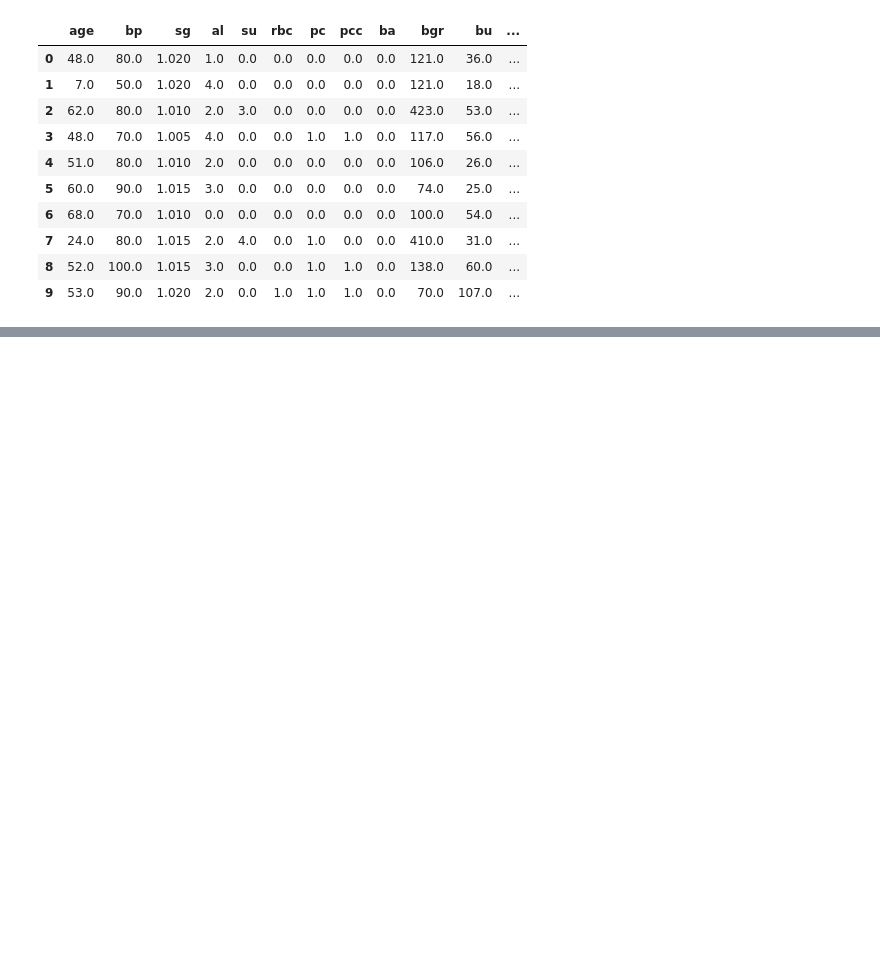
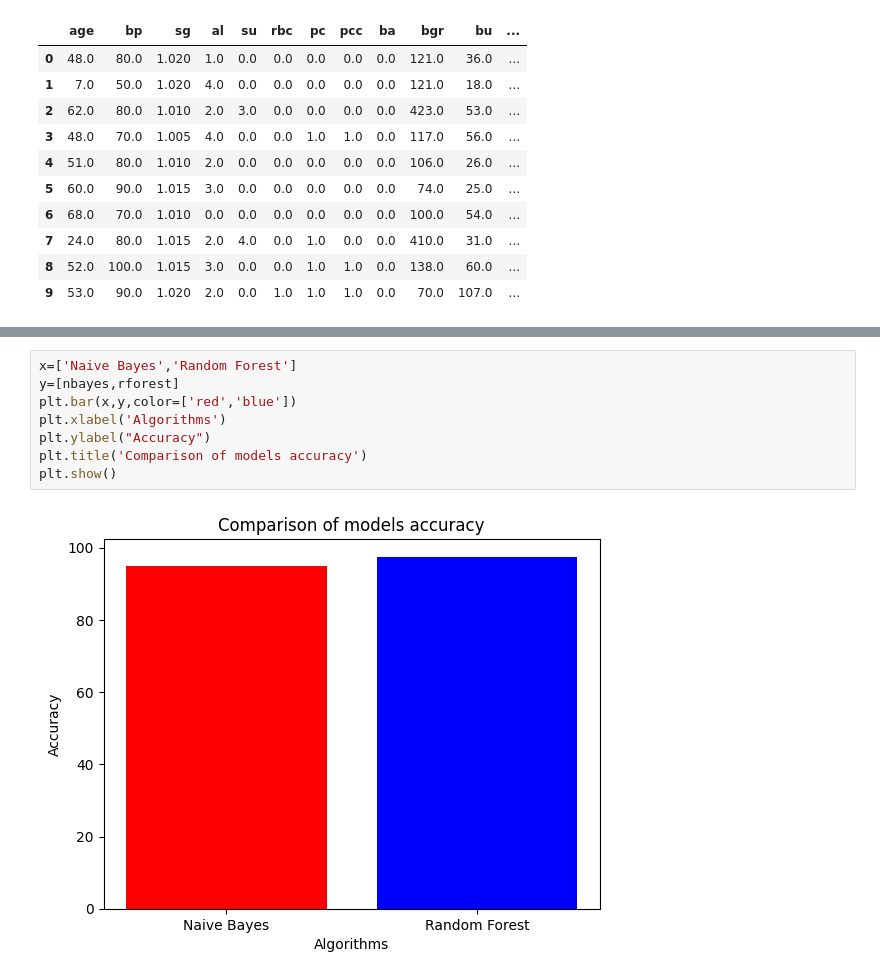
Before and after one commit to ksu-hmi/predict_chroni_KID-dev-, a Jupyter notebook: kidneydisease.ipynb, the cells around one changed output, grey strips where cells are left out. Drawn from its saved outputs; the diff is of its cells as text; blank space fills up the shorter version.

```diff
--- a/kidneydisease.ipynb
+++ b/kidneydisease.ipynb
@@ -396,0 +628,10 @@ dataset.head(10)
+# %%
+x=['Naive Bayes','Random Forest']
+y=[nbayes,rforest]
+plt.bar(x,y,color=['red','blue'])
+plt.xlabel('Algorithms')
+plt.ylabel("Accuracy")
+plt.title('Comparison of models accuracy')
+plt.show()
+# %% [output]
+[figure, added]
```
Also changed, not shown: parts of 17 cells of this notebook.
